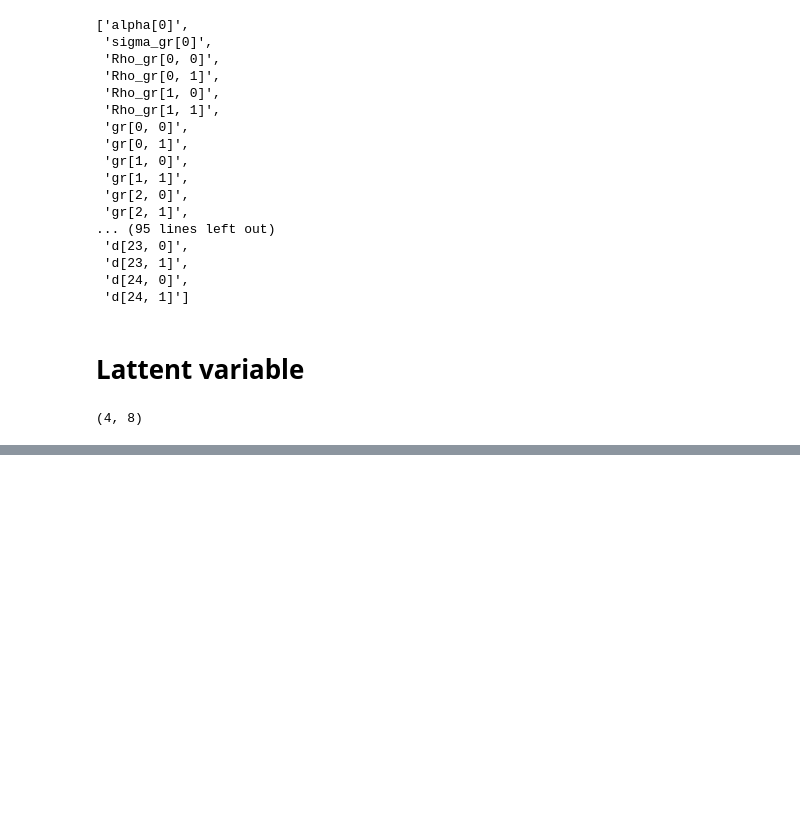
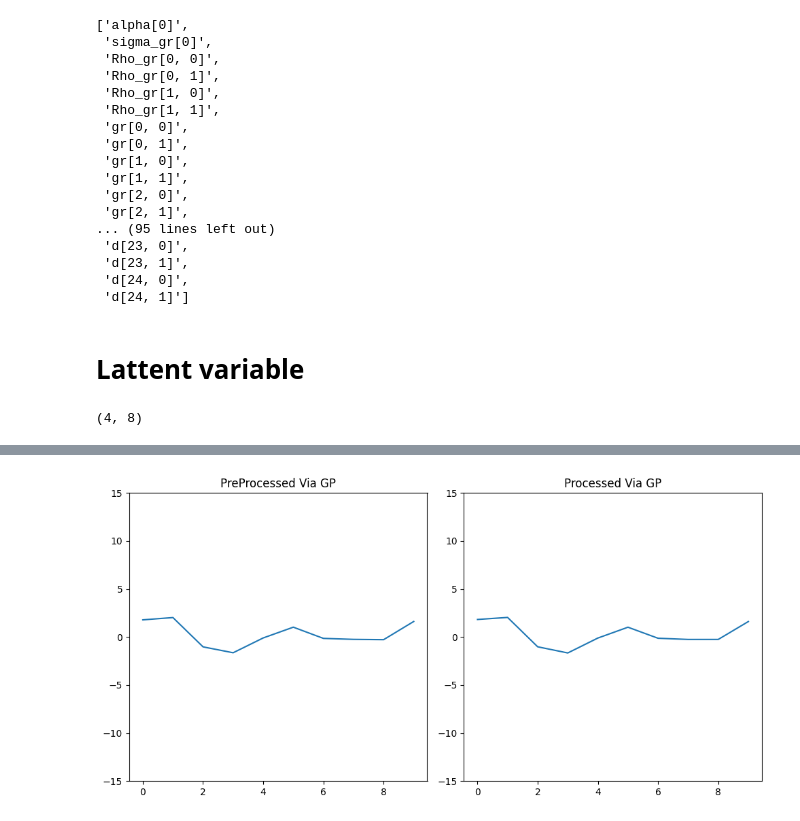
Before and after one commit to BGN-for-ASNA/BI, a Jupyter notebook: bi/hard/hard.ipynb, the cells around one changed output, grey strips where cells are left out. Drawn from its saved outputs; the diff is of its cells as text; code cells hidden in the pictures; blank space fills up the shorter version.

Commit message:
Gaussian kernels added

```diff
--- a/bi/hard/hard.ipynb
+++ b/bi/hard/hard.ipynb
@@ -969,7 +971,7 @@ Rho = jnp.array([[1, rho], [rho, 1]])  # correlation matrix
 
 # now matrix multiply to get covariance matrix
 Sigma = jnp.diag(sigmas) @ Rho @ jnp.diag(sigmas)
-N_cafes = 20
+N_cafes = 20000
 seed = random.PRNGKey(5)  # used to replicate example
 vary_effects = dist.MultivariateNormal(Mu, Sigma).sample(seed, (N_cafes,))
 a_cafe = vary_effects[:, 0]
@@ -996,11 +998,6 @@ def random_centered(sigma, cor_mat, offset_mat):
         _type_: 2D array
     """
     return jnp.dot(diag_pre_multiply(sigma, cor_mat), offset_mat)
-# %%
-a = Normal(5, 2).sample(seed = init_key)
-b = Normal(-1, 0.5).sample(seed = init_key)
-sigma_cafe = Exponential(1).sample(2, seed = init_key)
-Rho =  LKJ(2, 2).sample((), seed = init_key)
 # %%
 import time as tm
 cafe_id = jnp.array(d.cafe.values)
@@ -1010,10 +1007,8 @@ def model():
     b = yield normal(1, -1, 0.5)
     sigma_cafe = yield exponential(2, 1)
     Rho = yield lkj((), 2, 2)
-    tmp = jnp.stack([a, b], axis=1)[0]
-    a_cafe_b_cafe = yield multivariatenormaltril(N_cafes, loc = tmp, scale_tril =  Rho * sigma_cafe)
-    a_cafe, b_cafe = a_cafe_b_cafe[:, 0], a_cafe_b_cafe[:, 1]
-    mu = a_cafe[cafe_id] + b_cafe[cafe_id] * afternoon
+    a_cafe_b_cafe = yield multivariatenormaltril(N_cafes, loc = jnp.stack([a, b], axis=1)[0], scale_tril =  Rho * sigma_cafe)
+    mu = a_cafe_b_cafe[:, 0][cafe_id] + a_cafe_b_cafe[:, 1][cafe_id] * afternoon
     y = yield Independent(Normal(mu, sigma), reinterpreted_batch_ndims=[1])
 
 posterior, sample_stats = NUTStrans(model, obs = jnp.array(d.wait.astype('float32').values))
@@ -2760,0 +2588,69 @@ m.summary()
+# %%
+import matplotlib.pyplot as plt
+# Distance matrix
+L = jnp.arange(1,11)
+m = jnp.abs(L[:, None] - L[None, :])
+
+# Kernel
+@jit
+def sq_exp_kernel(m, sq_alpha=0.5, sq_rho=0.1, delta=0):
+    """Squared Exponential Kernel.
+
+    The SE kernel is a widely used kernel in Gaussian processes (GPs) and support vector machines (SVMs). It has some desirable properties, such as universality and infinite differentiability. This function computes the covariance matrix using the squared exponential kernel.
+
+    Args:
+        m (array): Input array representing the distances between data points.
+        sq_alpha (float, optional): Scale parameter of the squared exponential kernel. Defaults to 0.5.
+        sq_rho (float, optional): Length-scale parameter of the squared exponential kernel. Defaults to 0.1.
+        delta (int, optional): Delta value to be added to the diagonal of the covariance matrix. Defaults to 0.
+
+    Returns:
+        tuple: A tuple containing:
+            - K (array): The covariance matrix computed using the squared exponential kernel.
+            - cov (array): A masked covariance matrix with the upper triangular part set to zero.
+    """
+    # Get the number of data points
+    N = m.shape[0]
+
+    # Compute the kernel matrix using the squared exponential kernel
+    K = sq_alpha * jnp.exp(-sq_rho *  jnp.square(m))
+
+    # Set the diagonal elements of the kernel matrix
+    K = K.at[jnp.diag_indices(N)].set(sq_alpha + delta)
+
+    # Create a mask for the upper triangular part of the covariance matrix
+    mask = jnp.triu(jnp.ones_like(K, dtype=bool))
+
+    # Apply the mask to set the upper triangular part of the covariance matrix to zero
+    cov = jnp.where(mask, K, 0)
+
+    return K, cov
+
+
+r = sq_exp_kernel(m, 1, 4)
+Z = Normal(0,1).sample(10, seed = init_key)
+a = r[1] @ jnp.transpose(r[1]) @ Z
+
+
+# Set up subplots
+plt.figure(figsize=(10, 5))
+# Plot the first subplot
+plt.subplot(1, 2, 1)
+plt.plot(Z)
+plt.title("PreProcessed Via GP")
+plt.ylim(-15, 15)
+
+
+# Plot the second subplot
+plt.subplot(1, 2, 2)
+plt.plot(a)
+plt.title("Processed Via GP")
+plt.ylim(-15, 15)
+
+# Adjust layout
+plt.tight_layout()
+
+# Show the plot
+plt.show()
+# %% [output]
+[figure, added]
```
Also changed, not shown: parts of 29 cells of this notebook, 5 other files.
